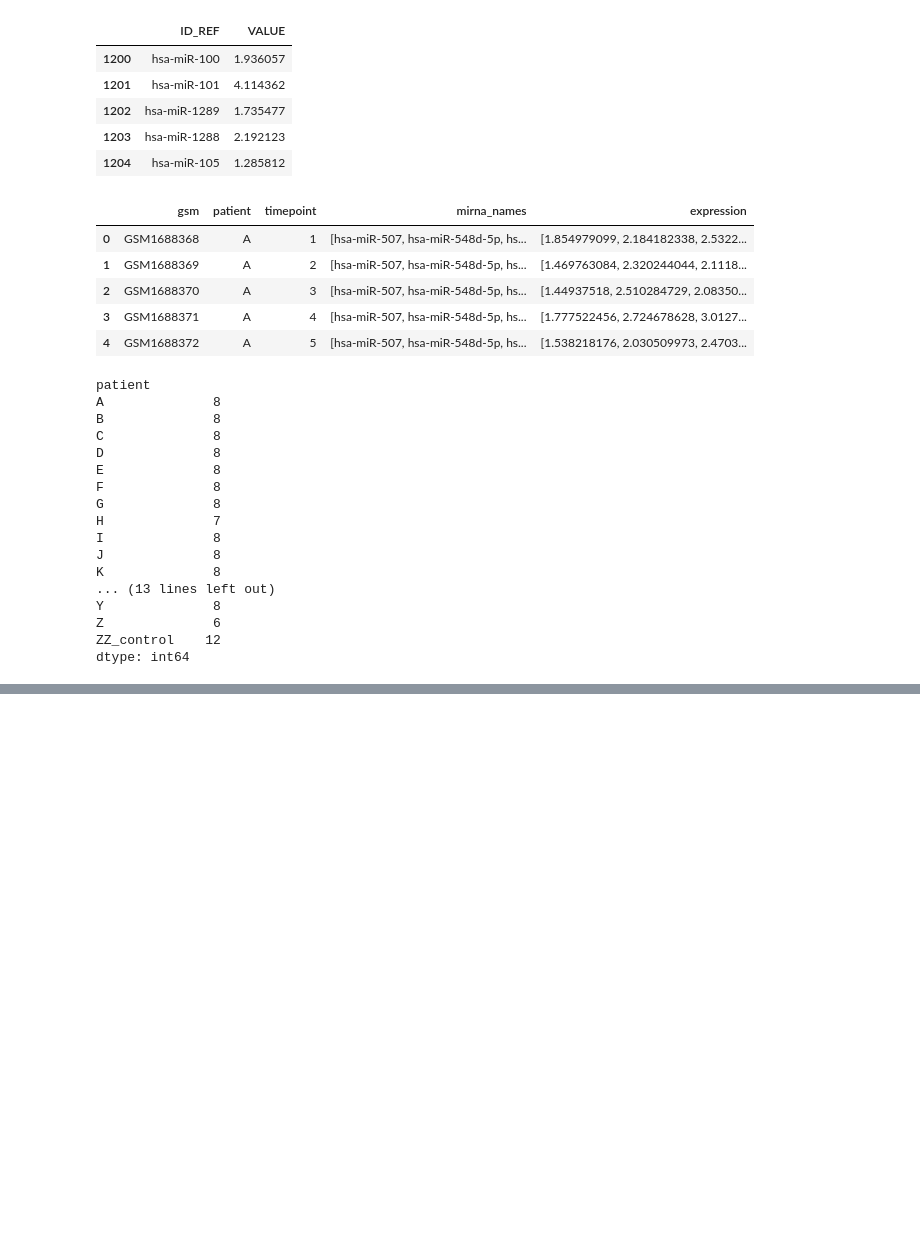
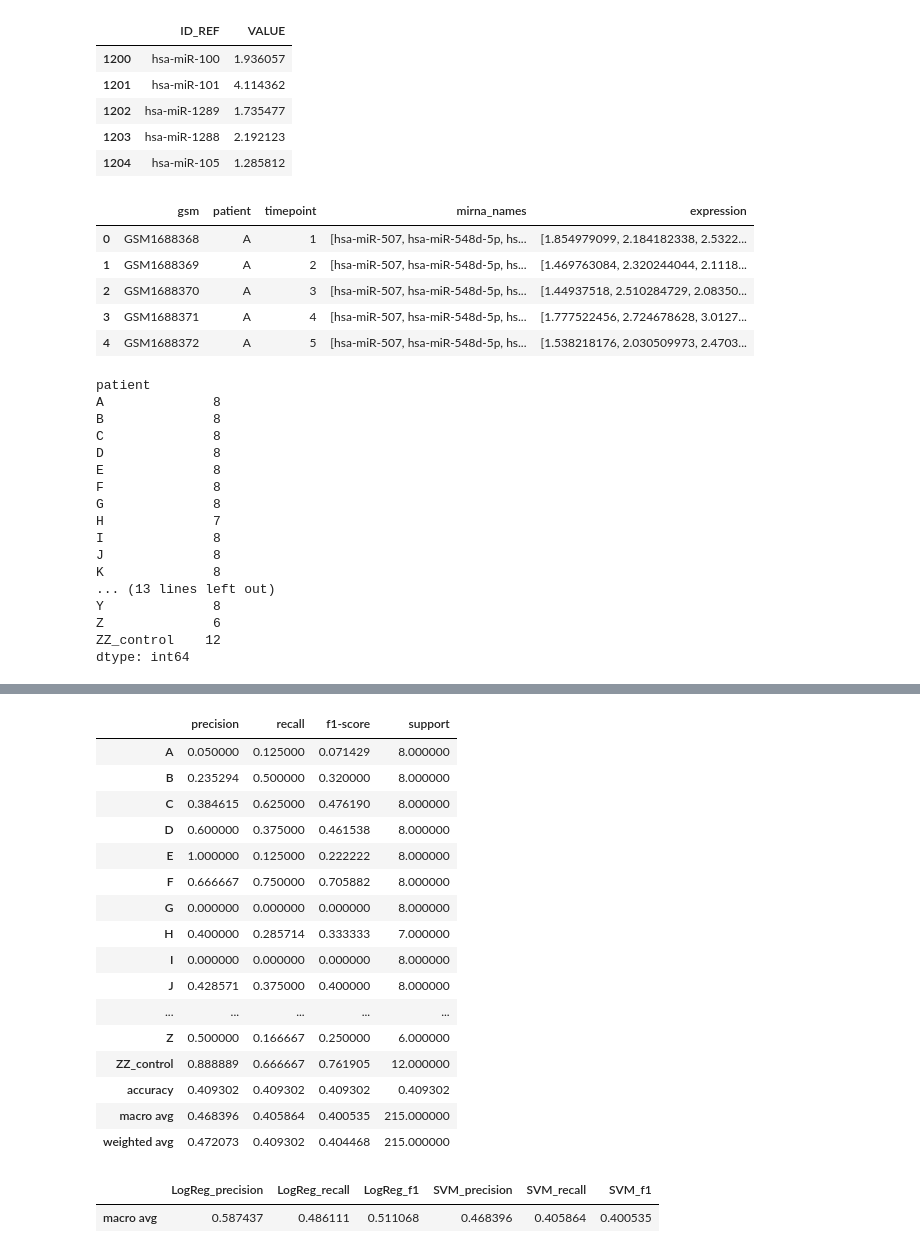
Before and after one commit to Sametavci/ki-al-miRNA-attack, a Jupyter notebook: notebooks/mRNA.ipynb, the cells around one changed output, grey strips where cells are left out. Drawn from its saved outputs; the diff is of its cells as text; code cells hidden in the pictures; blank space fills up the shorter version.

```diff
--- a/notebooks/mRNA.ipynb
+++ b/notebooks/mRNA.ipynb
@@ -328,0 +397,69 @@ F1: 0.0
+# %%
+from sklearn.metrics import classification_report
+
+clf_svm = Pipeline([
+    ("scaler", StandardScaler()),
+    ("pca", PCA(n_components=0.9)),
+    ("svm", SVC(
+        kernel="rbf",
+        C=10,
+        gamma="scale",
+        class_weight="balanced"
+    ))
+])
+
+y_true_all_svm = []
+y_pred_all_svm = []
+
+for fold, (train_idx, test_idx) in enumerate(reidentification_cv(df_all), 1):
+
+    X_train, X_test = X[train_idx], X[test_idx]
+    y_train, y_test = y[train_idx], y[test_idx]
+
+    clf_svm.fit(X_train, y_train)
+    y_pred = clf_svm.predict(X_test)
+
+    y_true_all_svm.extend(y_test)
+    y_pred_all_svm.extend(y_pred)
+
+report_svm = classification_report(
+    y_true_all_svm,
+    y_pred_all_svm,
+    output_dict=True,
+    zero_division=0
+)
+
+report_svm_df = pd.DataFrame(report_svm).transpose()
+report_svm_df
+# %% [output]
+|  | precision | recall | f1-score | support |
+| A | 0.050000 | 0.125000 | 0.071429 | 8.000000 |
+| B | 0.235294 | 0.500000 | 0.320000 | 8.000000 |
+| C | 0.384615 | 0.625000 | 0.476190 | 8.000000 |
+| D | 0.600000 | 0.375000 | 0.461538 | 8.000000 |
+| E | 1.000000 | 0.125000 | 0.222222 | 8.000000 |
+| F | 0.666667 | 0.750000 | 0.705882 | 8.000000 |
+| G | 0.000000 | 0.000000 | 0.000000 | 8.000000 |
+| H | 0.400000 | 0.285714 | 0.333333 | 7.000000 |
+| I | 0.000000 | 0.000000 | 0.000000 | 8.000000 |
+| J | 0.428571 | 0.375000 | 0.400000 | 8.000000 |
+| ... | ... | ... | ... | ... |
+| Z | 0.500000 | 0.166667 | 0.250000 | 6.000000 |
+| ZZ_control | 0.888889 | 0.666667 | 0.761905 | 12.000000 |
+| accuracy | 0.409302 | 0.409302 | 0.409302 | 0.409302 |
+| macro avg | 0.468396 | 0.405864 | 0.400535 | 215.000000 |
+| weighted avg | 0.472073 | 0.409302 | 0.404468 | 215.000000 |
+# %%
+comparison_df = pd.DataFrame({
+    "LogReg_precision": report_df.loc["macro avg", "precision"],
+    "LogReg_recall": report_df.loc["macro avg", "recall"],
+    "LogReg_f1": report_df.loc["macro avg", "f1-score"],
+    "SVM_precision": report_svm_df.loc["macro avg", "precision"],
+    "SVM_recall": report_svm_df.loc["macro avg", "recall"],
+    "SVM_f1": report_svm_df.loc["macro avg", "f1-score"],
+}, index=["macro avg"])
+
+comparison_df
+# %% [output]
+|  | LogReg_precision | LogReg_recall | LogReg_f1 | SVM_precision | SVM_recall | SVM_f1 |
+| macro avg | 0.587437 | 0.486111 | 0.511068 | 0.468396 | 0.405864 | 0.400535 |
```
Also changed, not shown: parts of 16 cells of this notebook.
